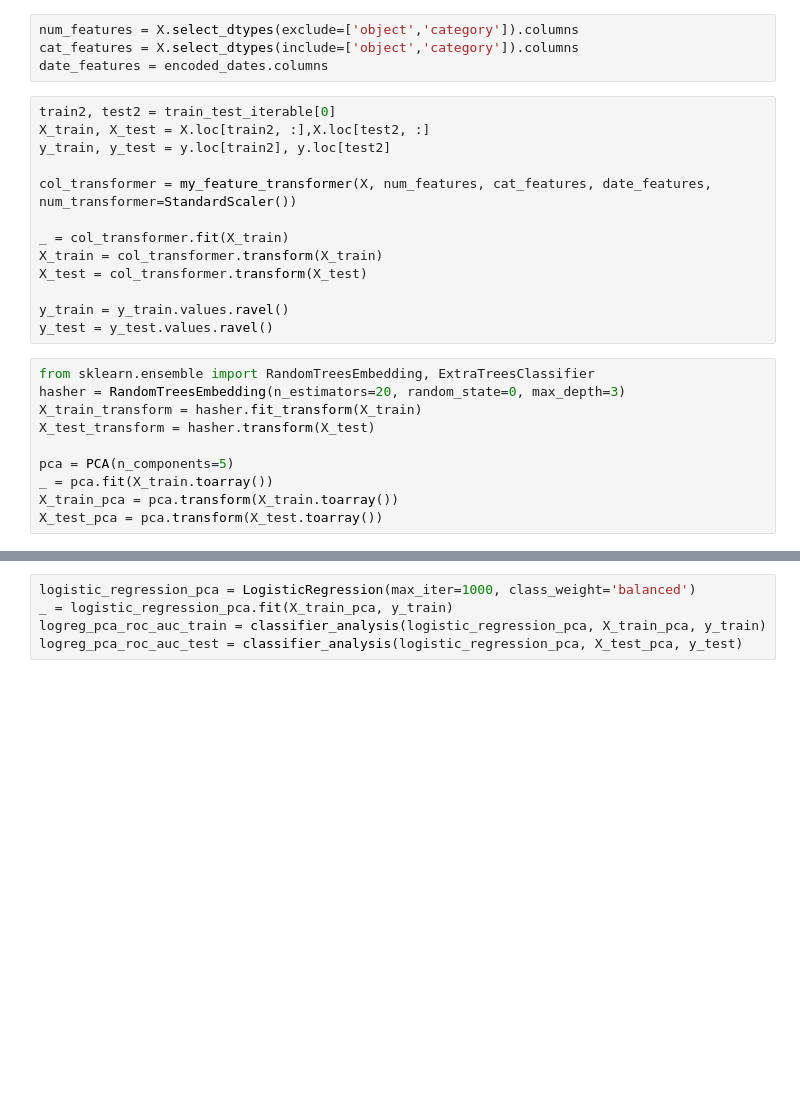
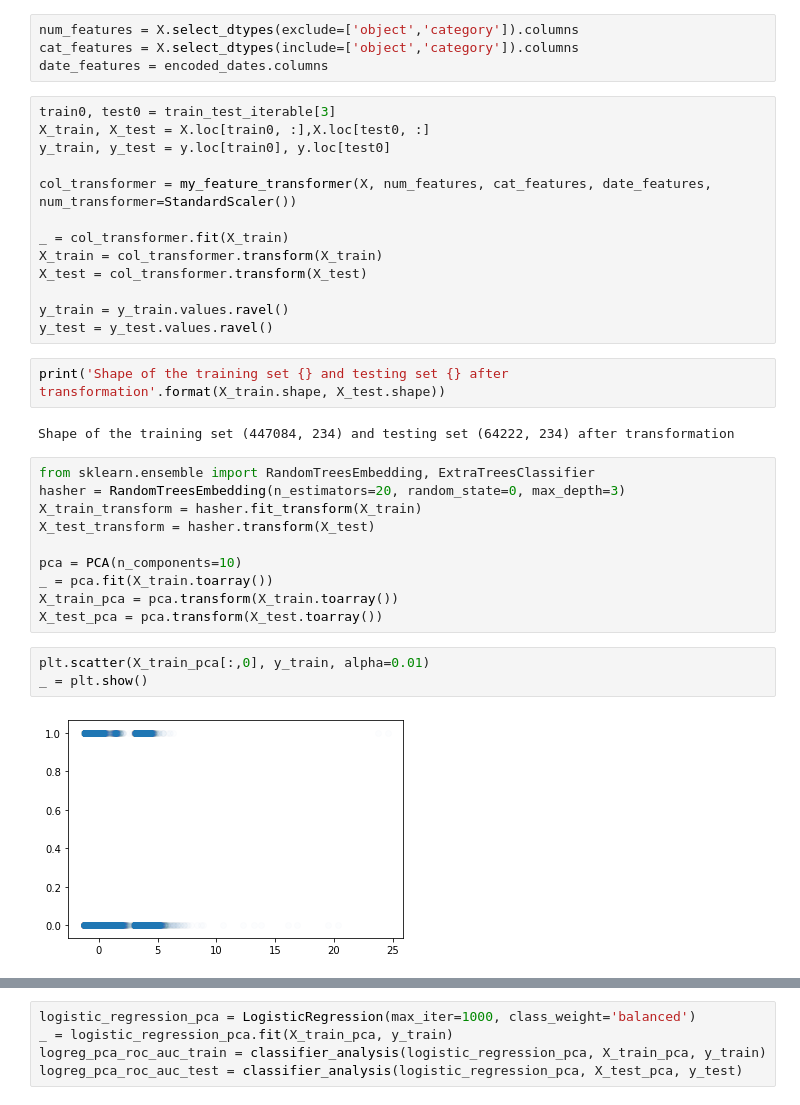
Before and after one commit to mgudorf/datsci, a Jupyter notebook: capstone1/notebooks/Loan outcome classification.ipynb, the cells around one changed output, grey strips where cells are left out. Cells and saved outputs as stored; diff of their text form; blank space fills up the shorter version.

```diff
--- a/capstone1/notebooks/Loan outcome classification.ipynb
+++ b/capstone1/notebooks/Loan outcome classification.ipynb
@@ -299,9 +306,9 @@ num_features = X.select_dtypes(exclude=['object','category']).columns
 cat_features = X.select_dtypes(include=['object','category']).columns
 date_features = encoded_dates.columns
 # %%
-train2, test2 = train_test_iterable[0]
-X_train, X_test = X.loc[train2, :],X.loc[test2, :]
-y_train, y_test = y.loc[train2], y.loc[test2]
+train0, test0 = train_test_iterable[3]
+X_train, X_test = X.loc[train0, :],X.loc[test0, :]
+y_train, y_test = y.loc[train0], y.loc[test0]
 
 col_transformer = my_feature_transformer(X, num_features, cat_features, date_features, num_transformer=StandardScaler())
 
@@ -311,14 +318,23 @@ X_test = col_transformer.transform(X_test)
 
 y_train = y_train.values.ravel()
 y_test = y_test.values.ravel()
+# %%
+print('Shape of the training set {} and testing set {} after transformation'.format(X_train.shape, X_test.shape))
+# %% [output]
+Shape of the training set (447084, 234) and testing set (64222, 234) after transformation
 # %%
 from sklearn.ensemble import RandomTreesEmbedding, ExtraTreesClassifier
 hasher = RandomTreesEmbedding(n_estimators=20, random_state=0, max_depth=3)
 X_train_transform = hasher.fit_transform(X_train)
 X_test_transform = hasher.transform(X_test)
 
-pca = PCA(n_components=5)
+pca = PCA(n_components=10)
 _ = pca.fit(X_train.toarray())
 X_train_pca = pca.transform(X_train.toarray())
 X_test_pca = pca.transform(X_test.toarray())
+# %%
+plt.scatter(X_train_pca[:,0], y_train, alpha=0.01)
+_ = plt.show()
+# %% [output]
+[figure, added]
 # %%
```
Also changed, not shown: parts of 14 cells of this notebook, 1 other file.
